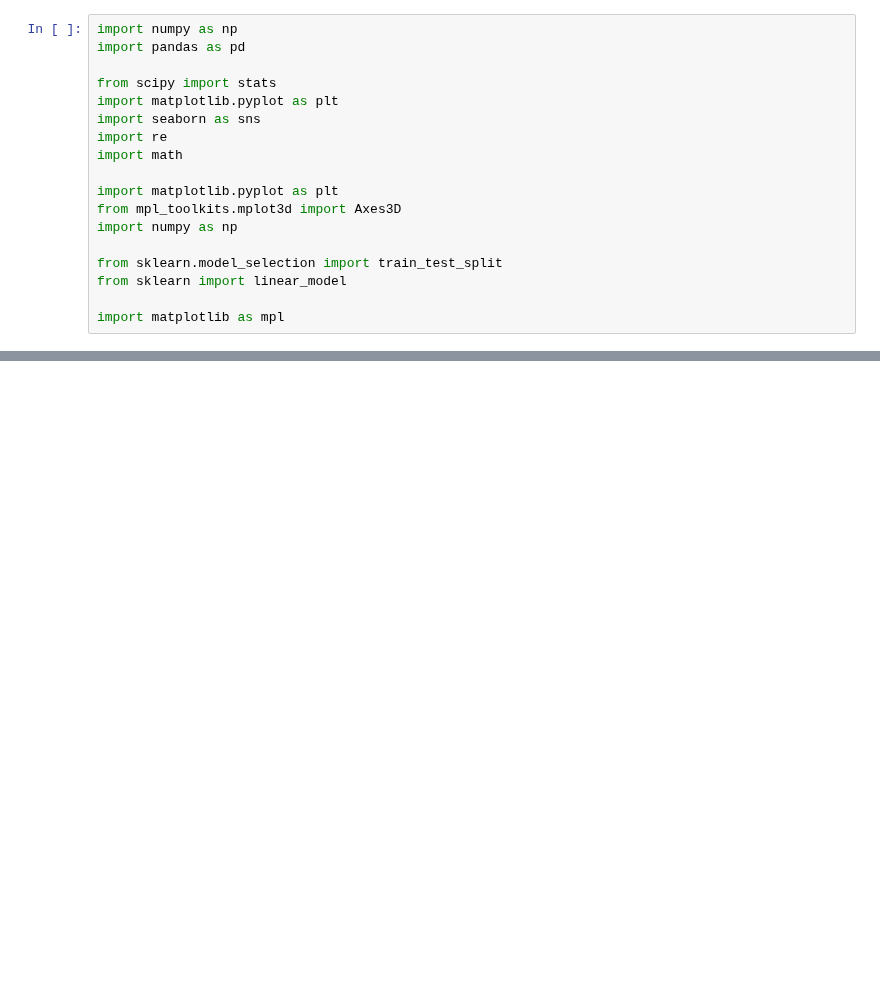
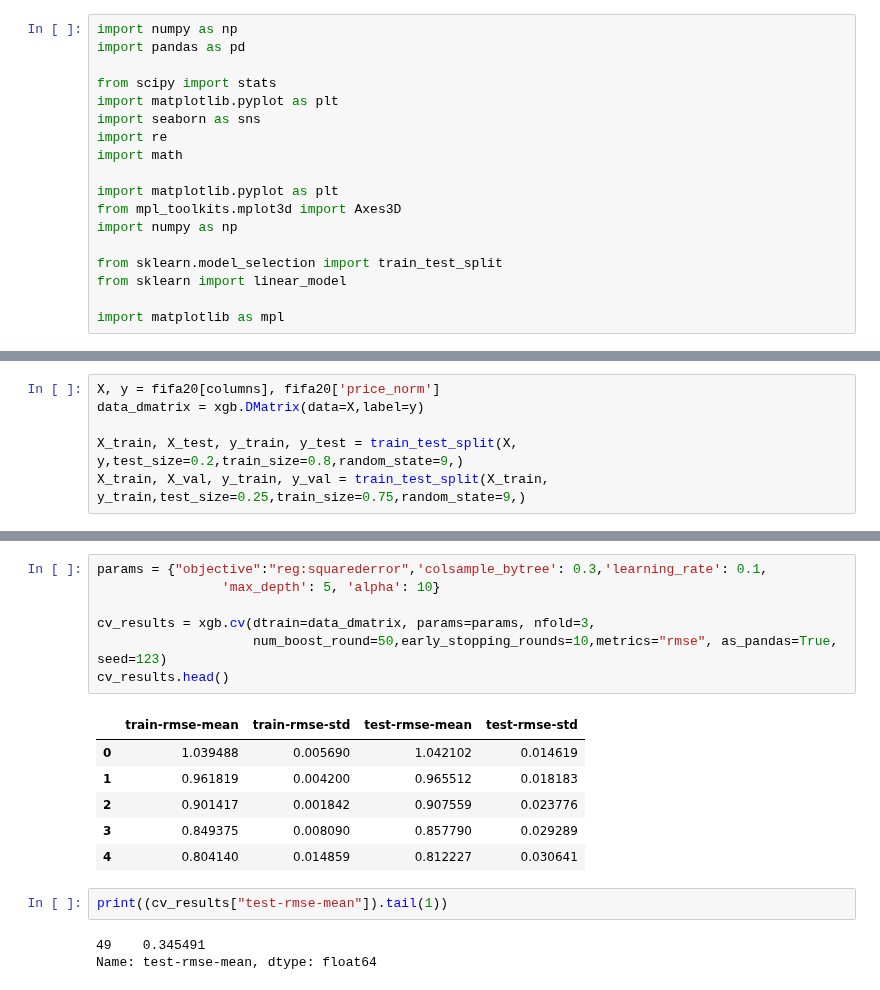
Before and after one commit to LucasAfa/Projeto2-IF775, a Jupyter notebook: projeto.ipynb, the cells around one changed output, grey strips where cells are left out. Saved outputs shown, nothing was run; the diff lists cells and outputs as text; blank space fills up the shorter version.

```diff
--- a/projeto.ipynb
+++ b/projeto.ipynb
@@ -346,0 +334,6 @@ Pass the following variables as keyword args: x, y. From version 0.12, the only
+# %%
+X, y = fifa20[columns], fifa20['price_norm']
+data_dmatrix = xgb.DMatrix(data=X,label=y)
+
+X_train, X_test, y_train, y_test = train_test_split(X, y,test_size=0.2,train_size=0.8,random_state=9,)
+X_train, X_val, y_train, y_val = train_test_split(X_train, y_train,test_size=0.25,train_size=0.75,random_state=9,)
@@ -346,0 +352,19 @@ Pass the following variables as keyword args: x, y. From version 0.12, the only
+# %%
+params = {"objective":"reg:squarederror",'colsample_bytree': 0.3,'learning_rate': 0.1,
+                'max_depth': 5, 'alpha': 10}
+
+cv_results = xgb.cv(dtrain=data_dmatrix, params=params, nfold=3,
+                    num_boost_round=50,early_stopping_rounds=10,metrics="rmse", as_pandas=True, seed=123)
+cv_results.head()
+# %% [output]
+|  | train-rmse-mean | train-rmse-std | test-rmse-mean | test-rmse-std |
+| 0 | 1.039488 | 0.005690 | 1.042102 | 0.014619 |
+| 1 | 0.961819 | 0.004200 | 0.965512 | 0.018183 |
+| 2 | 0.901417 | 0.001842 | 0.907559 | 0.023776 |
+| 3 | 0.849375 | 0.008090 | 0.857790 | 0.029289 |
+| 4 | 0.804140 | 0.014859 | 0.812227 | 0.030641 |
+# %%
+print((cv_results["test-rmse-mean"]).tail(1))
+# %% [output]
+49    0.345491
+Name: test-rmse-mean, dtype: float64
```
Also changed, not shown: parts of 41 cells of this notebook.
